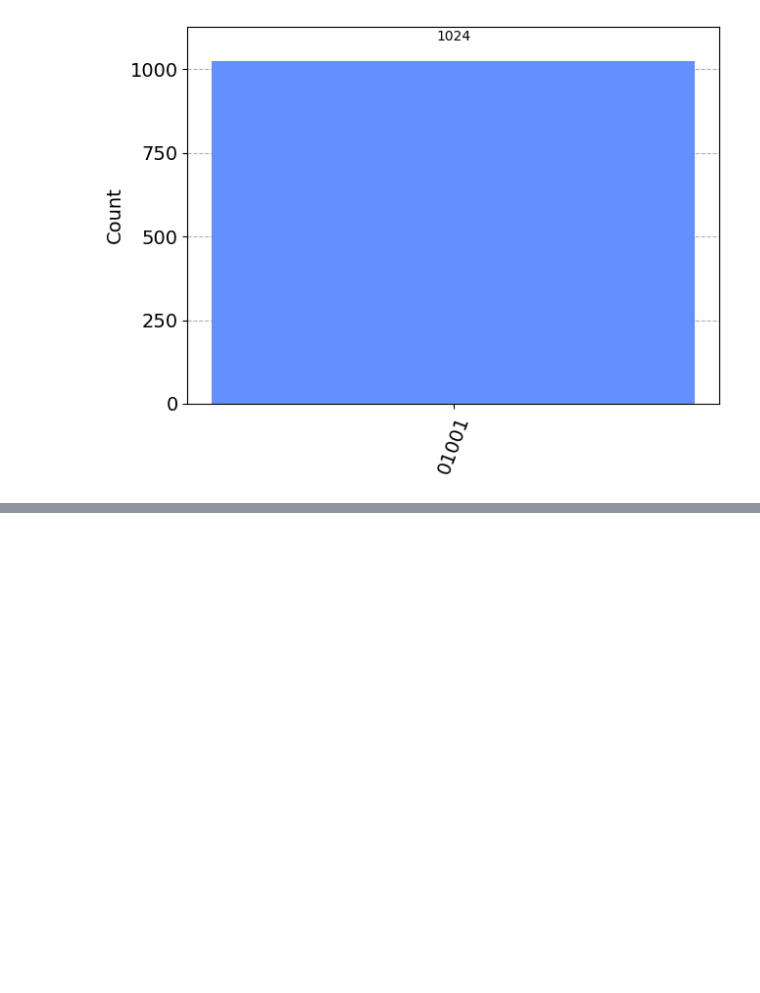
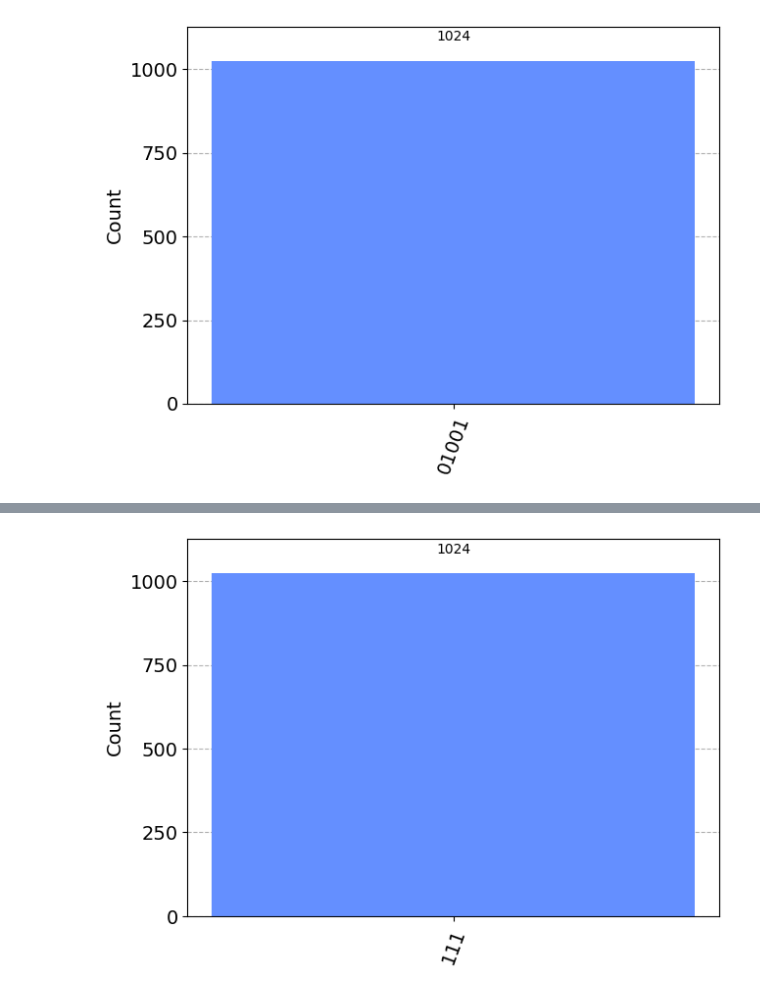
Before and after one commit to jacksonwalters/shor_algorithm, a Jupyter notebook: controlled_modular_multiplication.ipynb, the cells around one changed output, grey strips where cells are left out. Cells and saved outputs as stored; diff of their text form; code cells hidden in the pictures; blank space fills up the shorter version.

```diff
--- a/controlled_modular_multiplication.ipynb
+++ b/controlled_modular_multiplication.ipynb
@@ -145,0 +218,12 @@ plot_histogram(counts)
+# %%
+qc=QuantumCircuit(7,3)
+#qc.x(0)
+qc.x(1)
+qc.x(2)
+qc.x(3)
+qc.x(4)
+qc.x(5)
+qc.x(6)
+qc.append(DraperQFTAdder(3).control(),range(7))
+qc.measure(range(4,7),range(3))
+qc.draw()
@@ -145,0 +248,6 @@ plot_histogram(counts)
+# %%
+t_qc = transpile(qc, aer_sim)
+counts = aer_sim.run(t_qc).result().get_counts()
+plot_histogram(counts)
+# %% [output]
+[figure, added]
```
Also changed, not shown: parts of 12 cells of this notebook.
